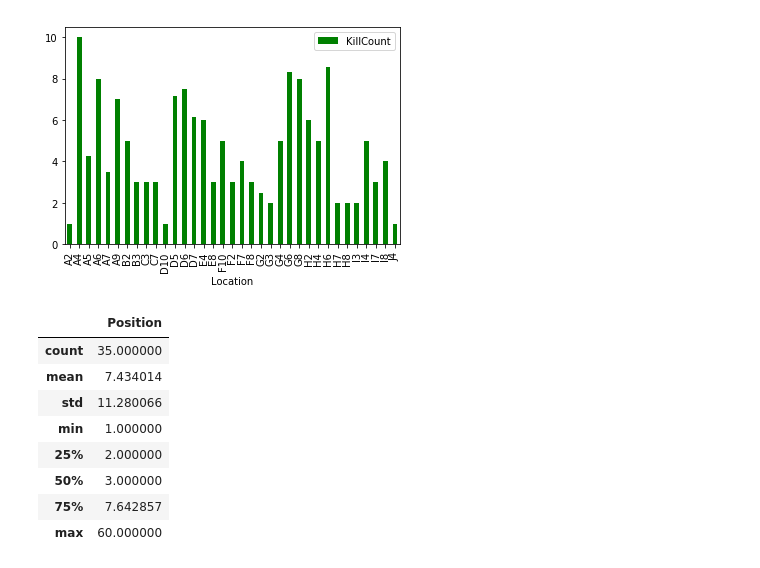
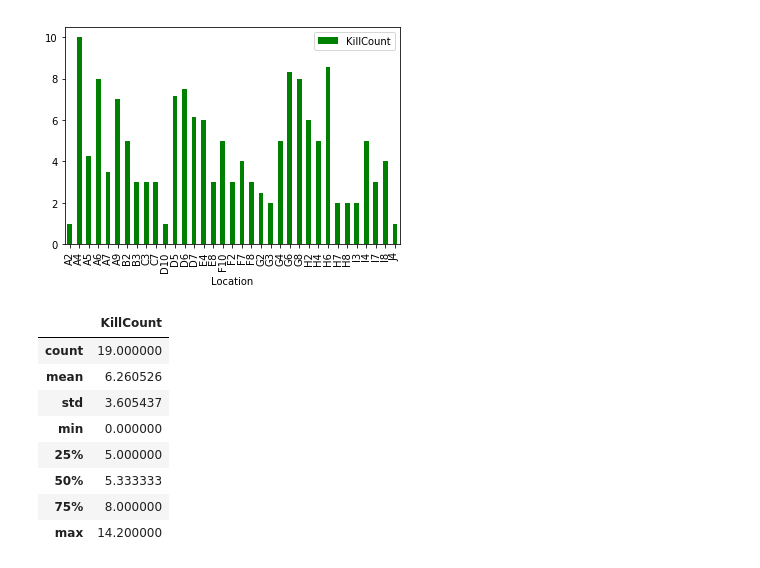
Before and after one commit to Justin1st/Fortnite_Heatmap, a Jupyter notebook: Analysis.ipynb, the cells around one changed output. Saved outputs shown, nothing was run; the diff lists cells and outputs as text; code cells hidden in the pictures.

```diff
--- a/Analysis.ipynb
+++ b/Analysis.ipynb
@@ -52,5 +62,5 @@ df3 = df2.rename(index=str, columns={"Which quadrant did you land in? Use map be
                                     "How many kills did you get? (Example: 7)" : "KillCount"})
 
 #Dropping the 'Mode' column
-df4 = df3.drop(df3.columns[2], axis=1)
+clean_data = df3.drop(df3.columns[2], axis=1)
 # %%
@@ -65,18 +75,22 @@ plot = group_kills.plot(kind = 'bar', color = 'green')
 [figure]
 # %%
 #Average position per drop location
-avg_pos2 = df4.iloc[:,[1,2]]
-avg_pos2
+avg_pos2 = clean_data.iloc[:,[1,2]]
+avg_pos3 = clean_data[clean_data['Position'] == 1]
+avg_pos3
 
-group_pos2 = avg_pos2.groupby('Location').agg('mean')
-group_pos2.describe()
+#Average kills per drop location that resulted in a win
+group_pos2 = avg_pos3.groupby('Location').agg('mean')
+gp4 = group_pos2.drop(['Position'], axis=1)
+#plot = gp4.plot(kind='bar',color='blue')
+gp4.describe()
 # %% [output]
-|  | Position |
-| count | 35.000000 |
-| mean | 7.434014 |
-| std | 11.280066 |
-| min | 1.000000 |
-| 25% | 2.000000 |
-| 50% | 3.000000 |
-| 75% | 7.642857 |
-| max | 60.000000 |
+|  | KillCount |
+| count | 19.000000 |
+| mean | 6.260526 |
+| std | 3.605437 |
+| min | 0.000000 |
+| 25% | 5.000000 |
+| 50% | 5.333333 |
+| 75% | 8.000000 |
+| max | 14.200000 |
```
Also changed, not shown: parts of 11 cells of this notebook.
